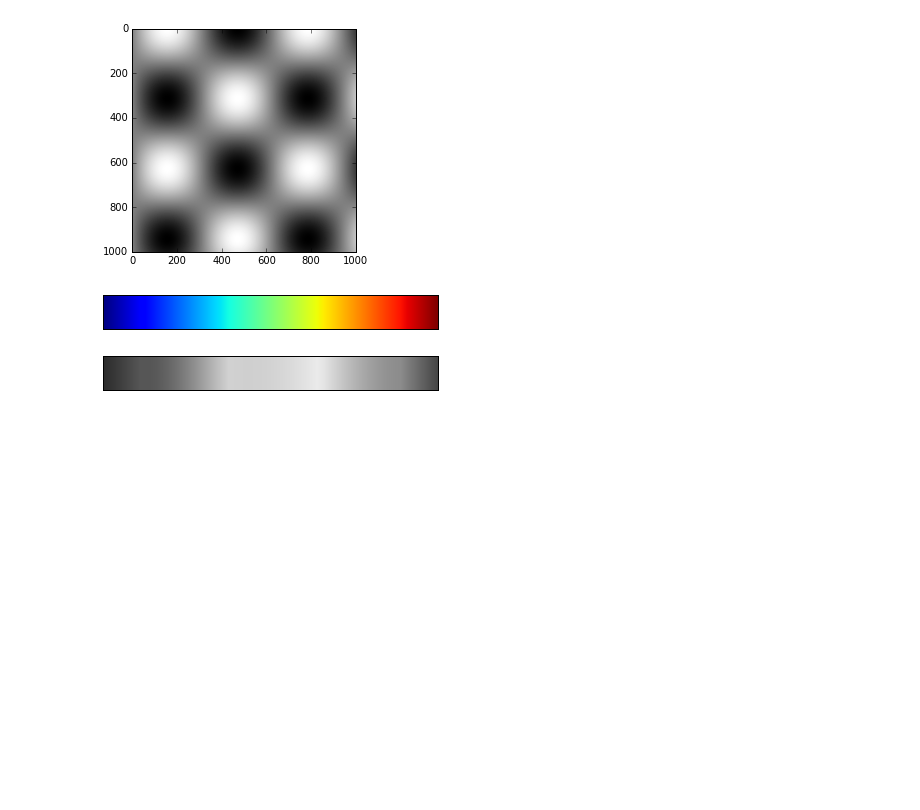
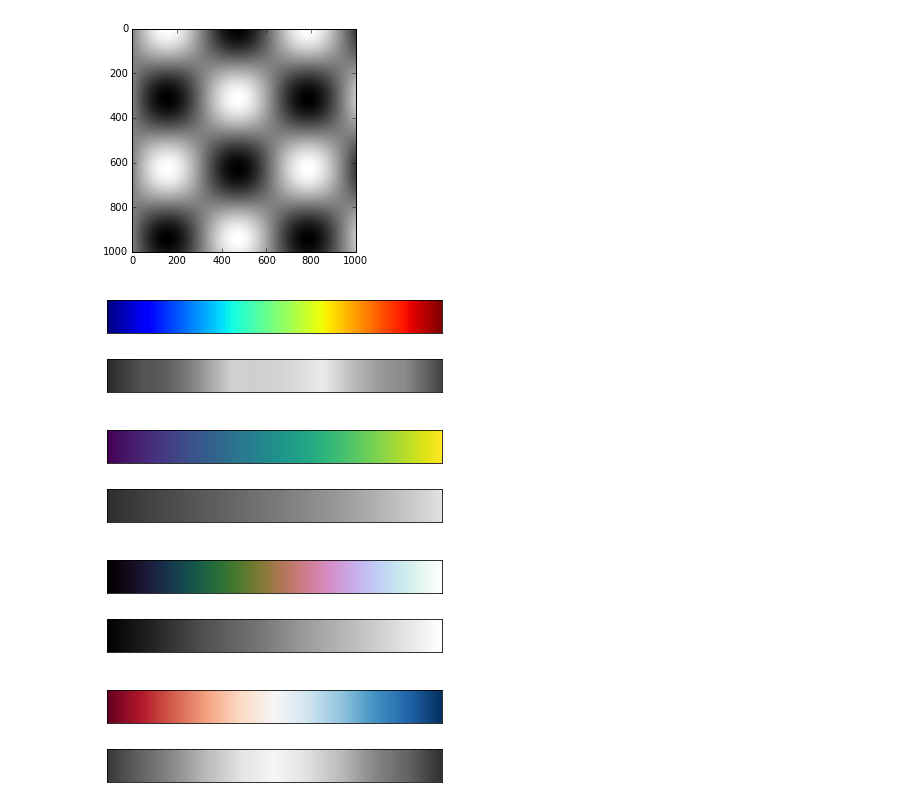
Before and after one commit to MrudulaBharadwaj/Internship, a Jupyter notebook: Matplotlib.ipynb, the cells around one changed output. Saved outputs shown, nothing was run; the diff lists cells and outputs as text; code cells hidden in the pictures; blank space fills up the shorter version.

```diff
--- a/Matplotlib.ipynb
+++ b/Matplotlib.ipynb
@@ -340,7 +340,21 @@ def view_colormap(cmap):
                            subplot_kw=dict(xticks=[], yticks=[]))
     ax[0].imshow([colors], extent=[0, 10, 0, 1])
     ax[1].imshow([grayscale], extent=[0, 10, 0, 1])
+# %%
+import matplotlib.pyplot as plt
+import numpy as np
+view_colormap('jet')
+# %% [output]
+[figure, added]
 # %%
-view_colormap('jet')
+view_colormap('viridis')
 # %% [output]
-[figure, old version]
+[figure, new version]
+# %%
+view_colormap('cubehelix')
+# %% [output]
+[figure, added]
+# %%
+view_colormap('RdBu')  #rdbu-redblue
+# %% [output]
+[figure, added]
```
Also changed, not shown: parts of 32 cells of this notebook.
